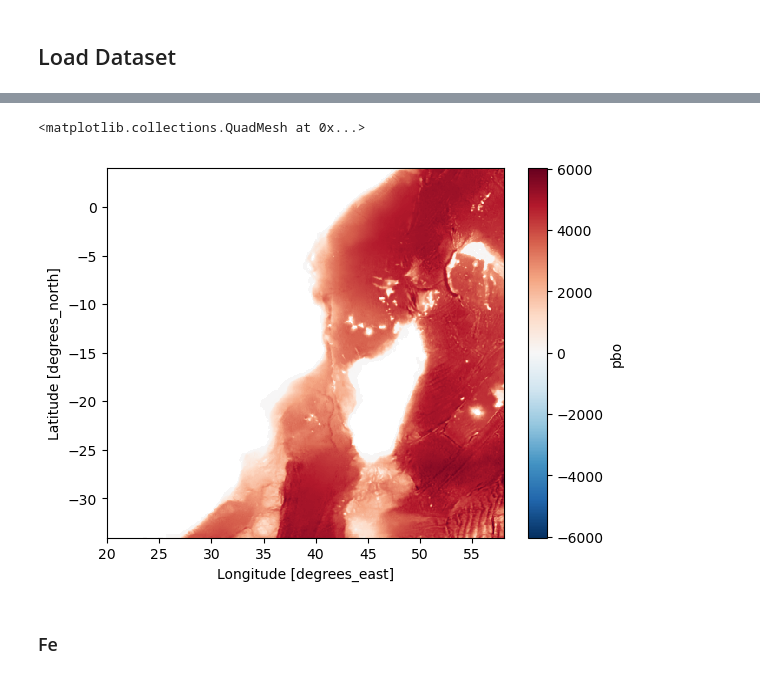
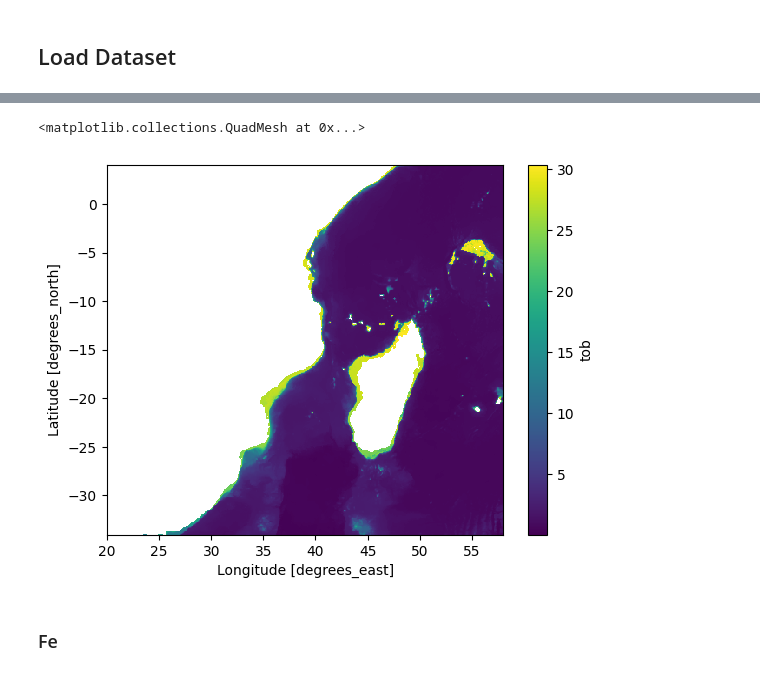
Before and after one commit to fahminlb33/autogbifml, a Jupyter notebook: notebooks/eda_raster.ipynb, the cells around one changed output, grey strips where cells are left out. Cells and saved outputs as stored; diff of their text form; code cells hidden in the pictures.

```diff
--- a/notebooks/eda_raster.ipynb
+++ b/notebooks/eda_raster.ipynb
@@ -29,10 +29,10 @@ Attributes:
     title:                     daily mean fields from Global Ocean Physics An...
     copernicusmarine_version:  1.1.1
 # %%
-ds_raster.sel(time=slice("2023-05-01", "2023-05-30")).mean(dim="time")["pbo"].plot()
+ds_raster.sel(time=slice("2023-05-01", "2023-05-30")).mean(dim="time")["tob"].plot()
 # %% [output]
 <matplotlib.collections.QuadMesh at 0x...>
-[figure, old version]
+[figure, new version]
 # %% [markdown]
 ### Fe
 # %%
```
Also changed, not shown: 8 other files.
